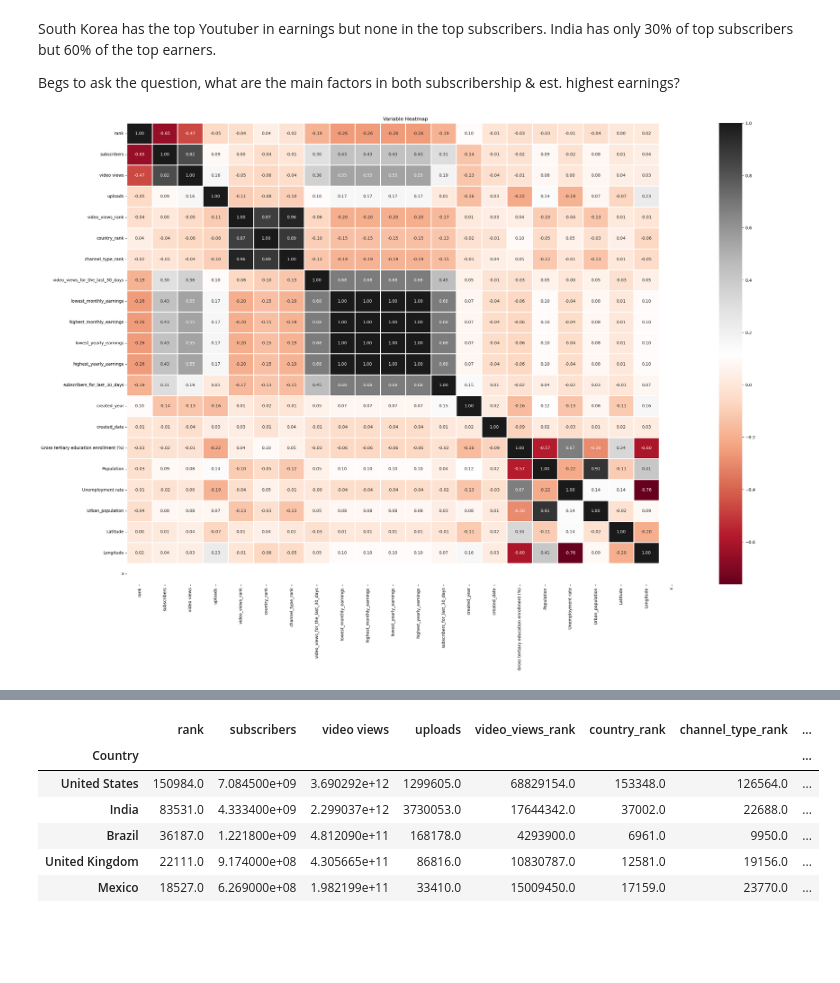
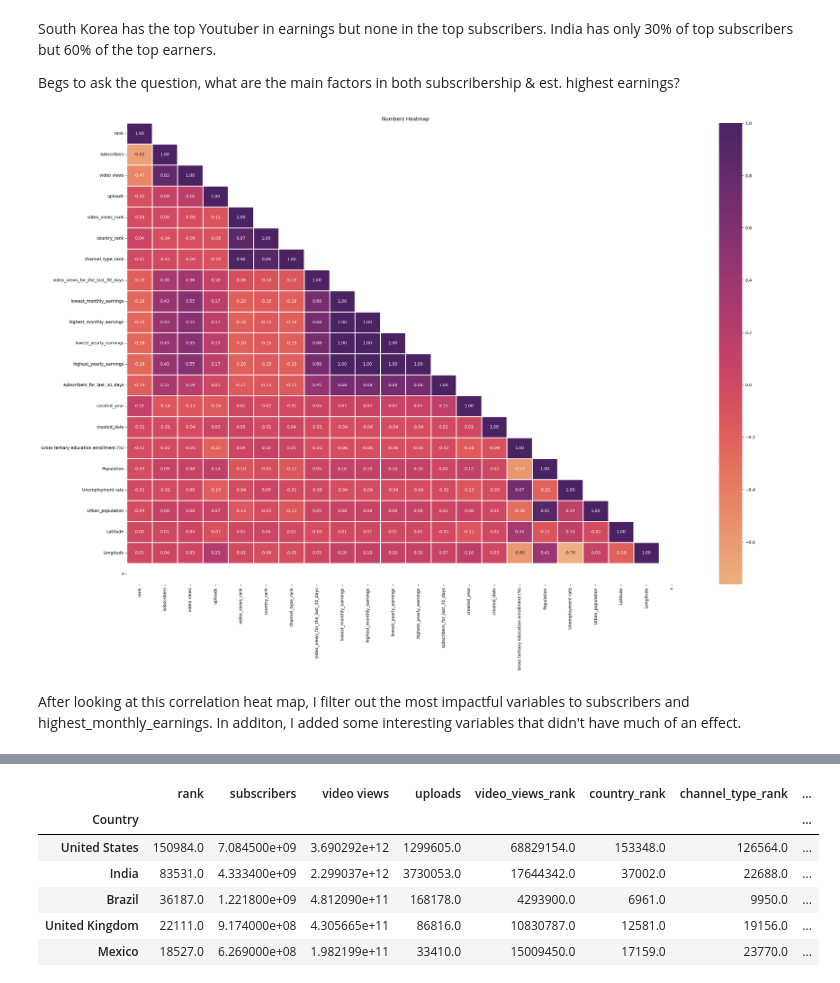
Before and after one commit to briangdrewes/youtuber-analysis, a Jupyter notebook: final_draft.ipynb, the cells around one changed output, grey strips where cells are left out. Cells and saved outputs as stored; diff of their text form; code cells hidden in the pictures; blank space fills up the shorter version.

Commit message:
adding subset heatmap updates and further steps

```diff
--- a/final_draft.ipynb
+++ b/final_draft.ipynb
@@ -156,12 +156,15 @@ India has only 30% of top subscribers but 60% of the top earners.
 
 Begs to ask the question, what are the main factors in both subscribership & est. highest earnings?
 # %%
-continuousdf = df.select_dtypes(include=['number'])
-correlation_matrix = continuousdf.corr()
+numbersdf = df.select_dtypes(include=['number'])
+numbers_heatmap = numbersdf.corr()
 plt.figure(figsize=(30,20))
-
-sns.heatmap(correlation_matrix, annot=True, cmap='RdGy', fmt=".2f",linewidths=1)
-plt.title('Variable Heatmap')
+matrix0 = np.triu(np.ones_like(numbers_heatmap, dtype=bool))
+np.fill_diagonal(matrix0,False)
+sns.heatmap(numbers_heatmap, annot=True, cmap='flare', fmt=".2f",linewidths=1,mask = matrix0)
+plt.title('Numbers Heatmap')
 plt.show()
 # %% [output]
-[figure, old version]
+[figure, new version]
+# %% [markdown]
+After looking at this correlation heat map, I filter out the most impactful variables to subscribers and highest_monthly_earnings. In additon, I added some interesting variables that didn't have much of an effect.
```
Also changed, not shown: parts of 7 cells of this notebook.
